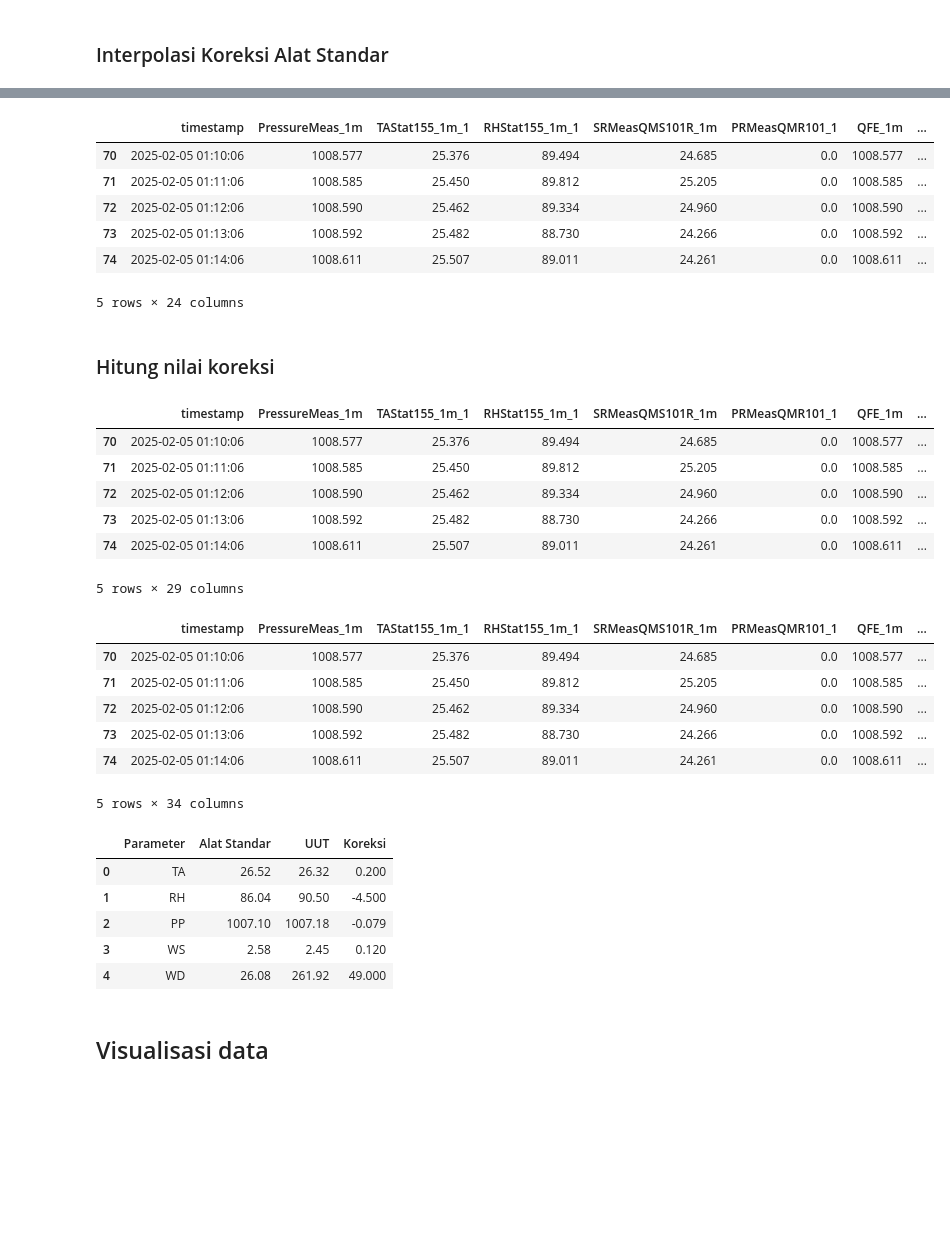
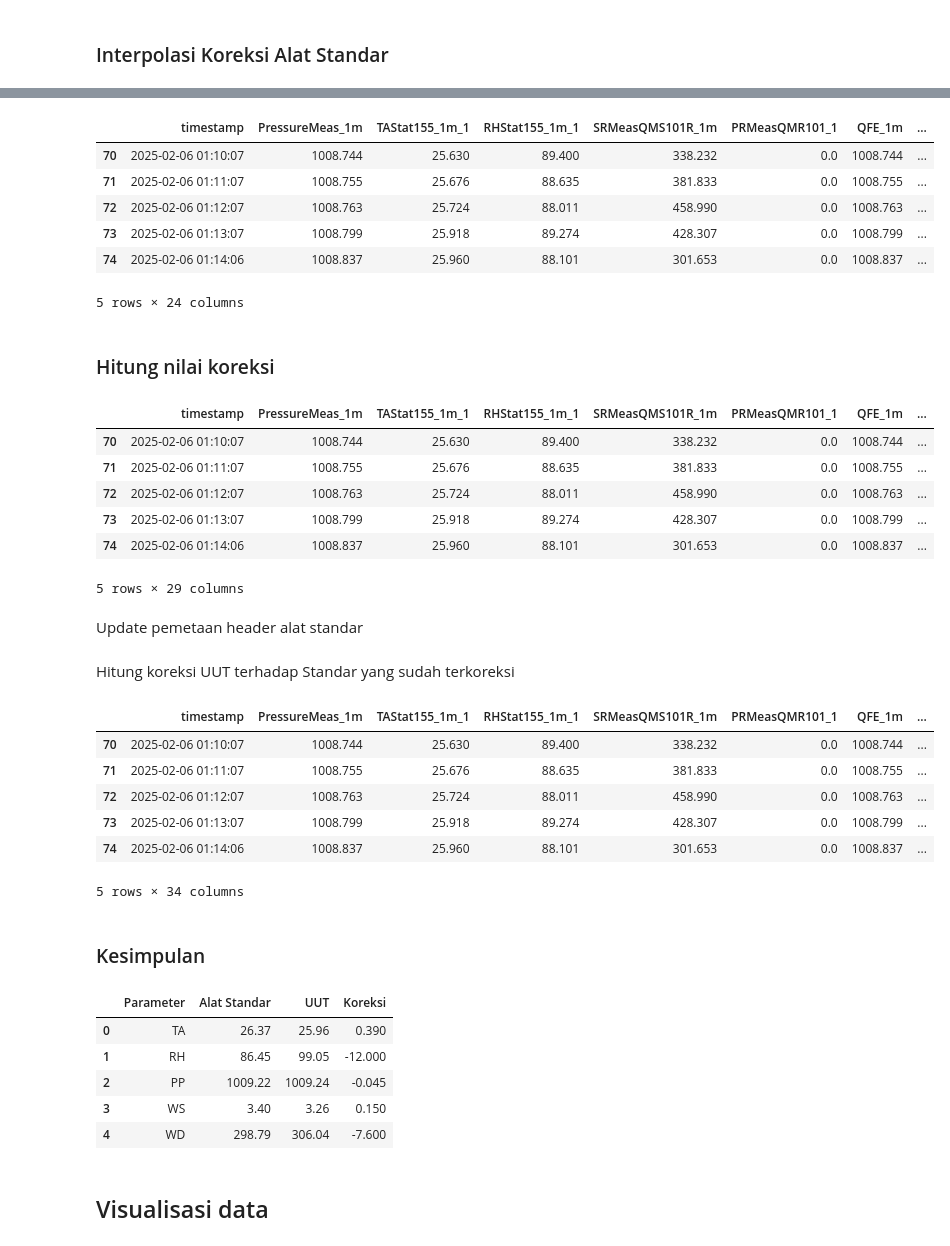
Before and after one commit to HandiSutriyan/CompareDataLapang, a Jupyter notebook: analisis.ipynb, the cells around one changed output, grey strips where cells are left out. Cells and saved outputs as stored; diff of their text form; code cells hidden in the pictures; blank space fills up the shorter version.

```diff
--- a/analisis.ipynb
+++ b/analisis.ipynb
@@ -9,7 +9,7 @@ import matplotlib.pyplot as plt
 # %% [markdown]
 ## Gathering Data
 # %%
-df_std = pd.read_csv('./datasets/AWOS Middle/L0250205.csv')
+df_std = pd.read_csv('./datasets/AWOS Middle/L0250206.csv')
 df_uut = pd.read_csv('./datasets/AWOS Middle/PLM_MG_0506feb.csv')
 # %%
 df_std.head()
@@ -423,35 +448,39 @@ df_merged['koreksi_PP_std']=df_merged[PP_col[0]].apply(lambda x: cari_koreksi_sc
 df_merged.head()
 # %% [output]
 |  | timestamp | PressureMeas_1m | TAStat155_1m_1 | RHStat155_1m_1 | SRMeasQMS101R_1m | PRMeasQMR101_1 | QFE_1m | ... |
-| 70 | 2025-02-05 01:10:06 | 1008.577 | 25.376 | 89.494 | 24.685 | 0.0 | 1008.577 | ... |
-| 71 | 2025-02-05 01:11:06 | 1008.585 | 25.450 | 89.812 | 25.205 | 0.0 | 1008.585 | ... |
-| 72 | 2025-02-05 01:12:06 | 1008.590 | 25.462 | 89.334 | 24.960 | 0.0 | 1008.590 | ... |
-| 73 | 2025-02-05 01:13:06 | 1008.592 | 25.482 | 88.730 | 24.266 | 0.0 | 1008.592 | ... |
-| 74 | 2025-02-05 01:14:06 | 1008.611 | 25.507 | 89.011 | 24.261 | 0.0 | 1008.611 | ... |
+| 70 | 2025-02-06 01:10:07 | 1008.744 | 25.630 | 89.400 | 338.232 | 0.0 | 1008.744 | ... |
+| 71 | 2025-02-06 01:11:07 | 1008.755 | 25.676 | 88.635 | 381.833 | 0.0 | 1008.755 | ... |
+| 72 | 2025-02-06 01:12:07 | 1008.763 | 25.724 | 88.011 | 458.990 | 0.0 | 1008.763 | ... |
+| 73 | 2025-02-06 01:13:07 | 1008.799 | 25.918 | 89.274 | 428.307 | 0.0 | 1008.799 | ... |
+| 74 | 2025-02-06 01:14:06 | 1008.837 | 25.960 | 88.101 | 301.653 | 0.0 | 1008.837 | ... |
 5 rows × 24 columns
 # %% [markdown]
 ### Hitung nilai koreksi
 # %%
 df_merged['TT_std']=df_merged[TT_col[0]] + df_merged['koreksi_TT_std']
 df_merged['RH_std']=df_merged[RH_col[0]] + df_merged['koreksi_RH_std']
 df_merged['PP_std']=df_merged[PP_col[0]] + df_merged['koreksi_PP_std']
 df_merged['WS_std']=df_merged[WS_col[0]] + df_merged['koreksi_WS_std']
-df_merged['WD_std']=df_merged[TT_col[0]] + df_merged['koreksi_WD_std']
+df_merged['WD_std']=df_merged[WD_col[0]] + df_merged['koreksi_WD_std']
 df_merged.head()
 # %% [output]
 |  | timestamp | PressureMeas_1m | TAStat155_1m_1 | RHStat155_1m_1 | SRMeasQMS101R_1m | PRMeasQMR101_1 | QFE_1m | ... |
-| 70 | 2025-02-05 01:10:06 | 1008.577 | 25.376 | 89.494 | 24.685 | 0.0 | 1008.577 | ... |
-| 71 | 2025-02-05 01:11:06 | 1008.585 | 25.450 | 89.812 | 25.205 | 0.0 | 1008.585 | ... |
-| 72 | 2025-02-05 01:12:06 | 1008.590 | 25.462 | 89.334 | 24.960 | 0.0 | 1008.590 | ... |
-| 73 | 2025-02-05 01:13:06 | 1008.592 | 25.482 | 88.730 | 24.266 | 0.0 | 1008.592 | ... |
-| 74 | 2025-02-05 01:14:06 | 1008.611 | 25.507 | 89.011 | 24.261 | 0.0 | 1008.611 | ... |
+| 70 | 2025-02-06 01:10:07 | 1008.744 | 25.630 | 89.400 | 338.232 | 0.0 | 1008.744 | ... |
+| 71 | 2025-02-06 01:11:07 | 1008.755 | 25.676 | 88.635 | 381.833 | 0.0 | 1008.755 | ... |
+| 72 | 2025-02-06 01:12:07 | 1008.763 | 25.724 | 88.011 | 458.990 | 0.0 | 1008.763 | ... |
+| 73 | 2025-02-06 01:13:07 | 1008.799 | 25.918 | 89.274 | 428.307 | 0.0 | 1008.799 | ... |
+| 74 | 2025-02-06 01:14:06 | 1008.837 | 25.960 | 88.101 | 301.653 | 0.0 | 1008.837 | ... |
 5 rows × 29 columns
+# %% [markdown]
+Update pemetaan header alat standar
 # %%
 TT_col[0] = "TT_std"
 RH_col[0] = "RH_std"
 PP_col[0] = "PP_std"
 WS_col[0] = "WS_std"
 WD_col[0] = "WD_std"
+# %% [markdown]
+Hitung koreksi UUT terhadap Standar yang sudah terkoreksi
 # %%
 df_merged['koreksi_TT_uut']=df_merged[TT_col[0]] - df_merged[TT_col[1]]
 df_merged['koreksi_RH_uut']=df_merged[RH_col[0]] - df_merged[RH_col[1]]
@@ -461,23 +490,22 @@ df_merged['koreksi_PP_uut']=df_merged[PP_col[0]] - df_merged[PP_col[1]]
 df_merged.head()
 # %% [output]
 |  | timestamp | PressureMeas_1m | TAStat155_1m_1 | RHStat155_1m_1 | SRMeasQMS101R_1m | PRMeasQMR101_1 | QFE_1m | ... |
-| 70 | 2025-02-05 01:10:06 | 1008.577 | 25.376 | 89.494 | 24.685 | 0.0 | 1008.577 | ... |
-| 71 | 2025-02-05 01:11:06 | 1008.585 | 25.450 | 89.812 | 25.205 | 0.0 | 1008.585 | ... |
-| 72 | 2025-02-05 01:12:06 | 1008.590 | 25.462 | 89.334 | 24.960 | 0.0 | 1008.590 | ... |
-| 73 | 2025-02-05 01:13:06 | 1008.592 | 25.482 | 88.730 | 24.266 | 0.0 | 1008.592 | ... |
-| 74 | 2025-02-05 01:14:06 | 1008.611 | 25.507 | 89.011 | 24.261 | 0.0 | 1008.611 | ... |
+| 70 | 2025-02-06 01:10:07 | 1008.744 | 25.630 | 89.400 | 338.232 | 0.0 | 1008.744 | ... |
+| 71 | 2025-02-06 01:11:07 | 1008.755 | 25.676 | 88.635 | 381.833 | 0.0 | 1008.755 | ... |
+| 72 | 2025-02-06 01:12:07 | 1008.763 | 25.724 | 88.011 | 458.990 | 0.0 | 1008.763 | ... |
+| 73 | 2025-02-06 01:13:07 | 1008.799 | 25.918 | 89.274 | 428.307 | 0.0 | 1008.799 | ... |
+| 74 | 2025-02-06 01:14:06 | 1008.837 | 25.960 | 88.101 | 301.653 | 0.0 | 1008.837 | ... |
 5 rows × 34 columns
+# %% [markdown]
+### Kesimpulan
 # %%
 #Kesimpulan
 summary = {}
 df_summary = pd.DataFrame(summary)
 df_summary["Parameter"] = ["TA","RH","PP","WS","WD"]
-df_summary["Alat Standar"] = [df_merged[TT_col[0]].mean(),df_merged[RH_col[0]].mean()
-,df_merged[PP_col[0]].mean(),df_merged[WS_col[0]].mean(),df_merged[WD_col[0]].mean()]
-df_summary["UUT"] = [df_merged[TT_col[1]].mean(),df_merged[RH_col[1]].mean()
-,df_merged[PP_col[1]].mean(),df_merged[WS_col[1]].mean(),df_merged[WD_col[1]].mean()]
-df_summary["Koreksi"] = [df_merged['koreksi_TT_uut'].mean(), df_merged['koreksi_RH_uut'].mean(), df_merged['koreksi_PP_uut'].mean(),
-df_merged['koreksi_WS_uut'].mean(), df_merged['koreksi_WD_uut'].mean()]
+df_summary["Alat Standar"] = [df_merged[TT_col[0]].mean(),df_merged[RH_col[0]].mean(),df_merged[PP_col[0]].mean(),df_merged[WS_col[0]].mean(),df_merged[WD_col[0]].mean()]
+df_summary["UUT"] = [df_merged[TT_col[1]].mean(),df_merged[RH_col[1]].mean(),df_merged[PP_col[1]].mean(),df_merged[WS_col[1]].mean(),df_merged[WD_col[1]].mean()]
+df_summary["Koreksi"] = [df_merged['koreksi_TT_uut'].mean(), df_merged['koreksi_RH_uut'].mean(), df_merged['koreksi_PP_uut'].mean(),df_merged['koreksi_WS_uut'].mean(), df_merged['koreksi_WD_uut'].mean()]
 
 df_summary["Alat Standar"] = df_summary["Alat Standar"].apply(lambda x: float(f"{x:.2f}"))
 df_summary["UUT"] = df_summary["UUT"].apply(lambda x: float(f"{x:.2f}"))
@@ -486,11 +514,11 @@ df_summary["Koreksi"] = df_summary["Koreksi"].apply(lambda x: float(f"{x:.2g}"))
 df_summary
 # %% [output]
 |  | Parameter | Alat Standar | UUT | Koreksi |
-| 0 | TA | 26.52 | 26.32 | 0.200 |
-| 1 | RH | 86.04 | 90.50 | -4.500 |
-| 2 | PP | 1007.10 | 1007.18 | -0.079 |
-| 3 | WS | 2.58 | 2.45 | 0.120 |
-| 4 | WD | 26.08 | 261.92 | 49.000 |
+| 0 | TA | 26.37 | 25.96 | 0.390 |
+| 1 | RH | 86.45 | 99.05 | -12.000 |
+| 2 | PP | 1009.22 | 1009.24 | -0.045 |
+| 3 | WS | 3.40 | 3.26 | 0.150 |
+| 4 | WD | 298.79 | 306.04 | -7.600 |
 # %% [markdown]
 ## Visualisasi data
 # %%
```
Also changed, not shown: parts of 21 cells of this notebook, 1 other file.
